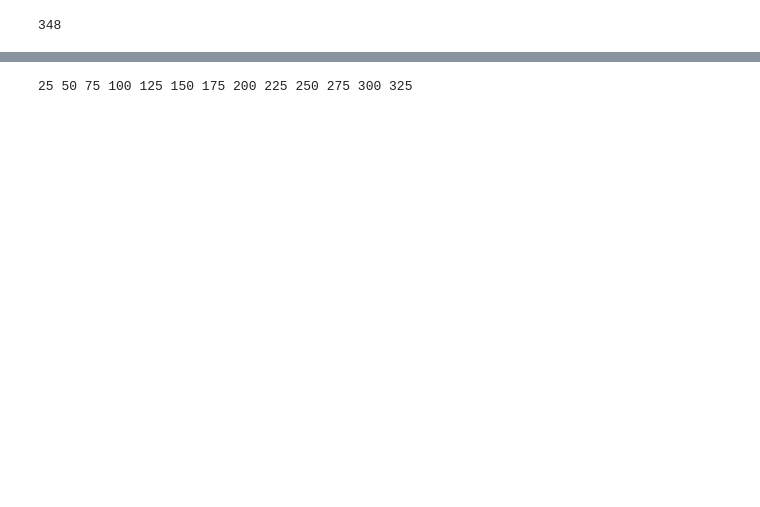
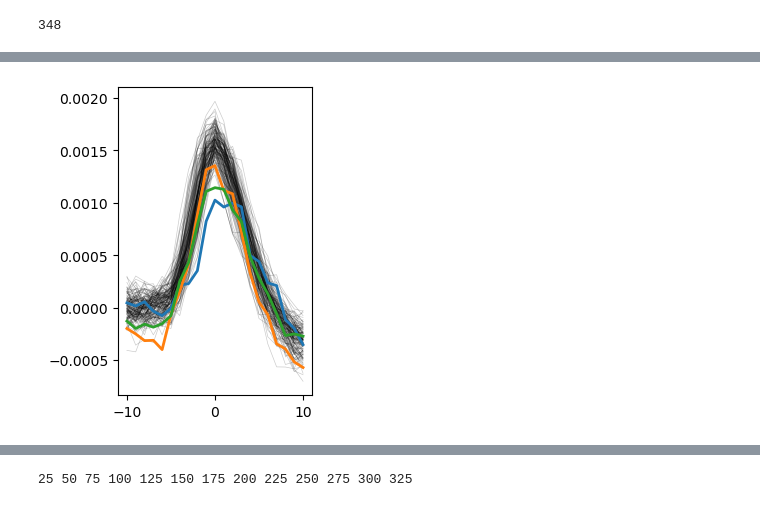
Before and after one commit to dyballa/TempoSort, a Jupyter notebook: data/2016_rat_cortex_Neto_et_al/Analysis-2014_11_25_Pair_3_0-juxta-vs-extra.ipynb, the cells around one changed output, grey strips where cells are left out. Saved outputs shown, nothing was run; the diff lists cells and outputs as text; code cells hidden in the pictures; blank space fills up the shorter version.

```diff
--- a/data/2016_rat_cortex_Neto_et_al/Analysis-2014_11_25_Pair_3_0-juxta-vs-extra.ipynb
+++ b/data/2016_rat_cortex_Neto_et_al/Analysis-2014_11_25_Pair_3_0-juxta-vs-extra.ipynb
@@ -127,3 +135,25 @@ plt.show()
+# %%
+### Plot all spikes on top of each other
+plt.figure(0,figsize=(2.5,4))
+import matplotlib.pyplot as plt
+window_half_size = 10 #1 ms = 30
+
+outliers = [53,23,149]
+
+for peak_i in range(150):#len(spike_triggers)):
+    if peak_i in outliers:
+        continue
+    ix = spike_triggers[peak_i]
+    window_ixs = np.arange(ix - window_half_size, ix + window_half_size + 1)
+    plt.plot(range(-window_half_size,window_half_size+1), spike_data_in_V[window_ixs], color='k', alpha=.2, lw=0.5)
+for peak_i in outliers:
+    ix = spike_triggers[peak_i]
+    window_ixs = np.arange(ix - window_half_size, ix + window_half_size + 1)
+    plt.plot(range(-window_half_size,window_half_size+1), spike_data_in_V[window_ixs], lw=2)
+
+plt.show()
+# %% [output]
+[figure, added]
 # %%
 # Open Amplifier file
 from scipy import signal
```
Also changed, not shown: parts of 21 cells of this notebook.
